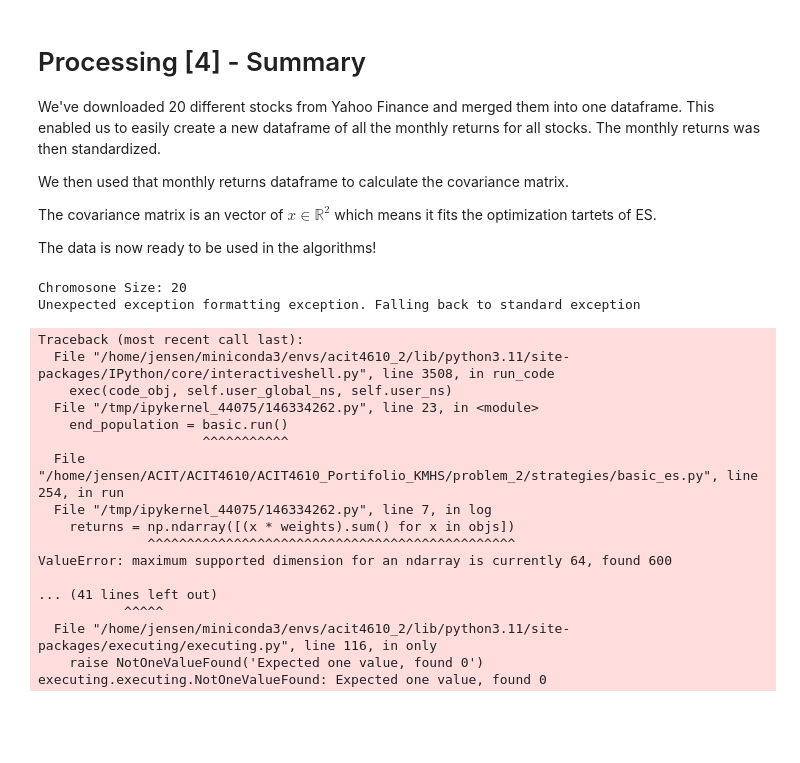
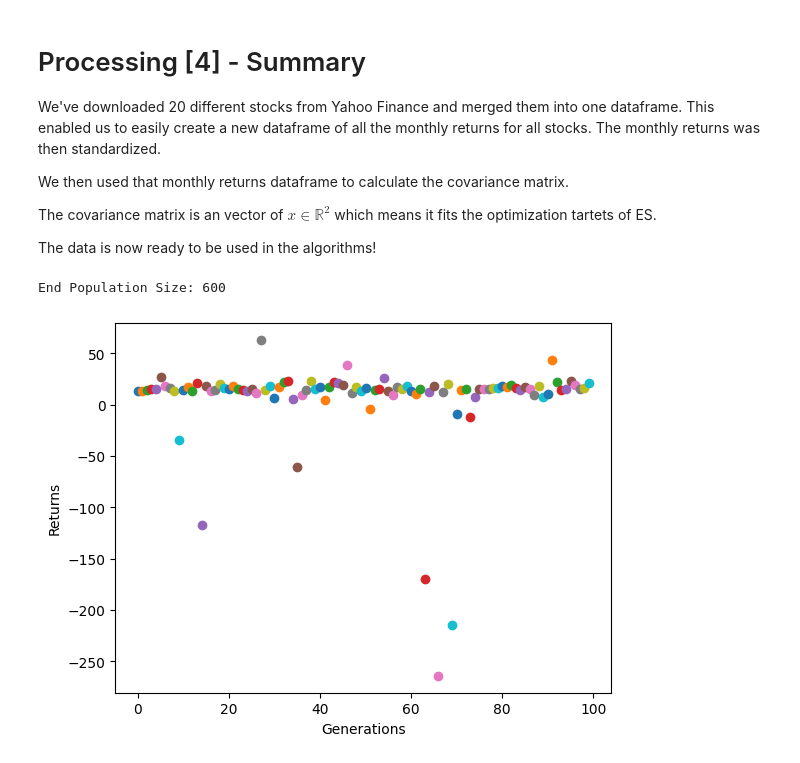
Before and after one commit to SeanMarcusJensen/ACIT4610_Portifolio_KMHS, a Jupyter notebook: problem_2/main.ipynb, the cells around one changed output. Cells and saved outputs as stored; diff of their text form; code cells hidden in the pictures; blank space fills up the shorter version.

```diff
--- a/problem_2/main.ipynb
+++ b/problem_2/main.ipynb
@@ -164,45 +164,28 @@ The data is now ready to be used in the algorithms!
 # %%
 from strategies import basic_es as bes
 from typing import List
 
 class Logger(bes.ESLogger):
     def log(self, generation: int, rp: List[bes.RealRepresentation]) -> None:
         objs = [x.objectives for x in rp]
         returns = np.array([(x * weights).sum() for x in objs])
-        r = returns.mean()
+        r = returns.max()
         plt.scatter(x = generation, y = r)
         plt.xlabel('Generations')
         plt.ylabel('Returns')
 
 weights = np.array(monthly_returns_df.groupby('Ticker')['Returns'].sum().values)
 
 basic = bes.ES() \
             .with_offsprings(100) \
             .with_population(500) \
             .with_mutation(rate=0.25) \
             .with_fitness(weights) \
-            .with_generations(1000) \
+            .with_generations(100) \
             .with_logger(Logger())
 
 end_population = basic.run()
 print(f"End Population Size: {len(end_population)}")
 # %% [output]
-Chromosone Size: 20
-Unexpected exception formatting exception. Falling back to standard exception
+End Population Size: 600
-Traceback (most recent call last):
-  File "/home/jensen/miniconda3/envs/acit4610_2/lib/python3.11/site-packages/IPython/core/interactiveshell.py", line 3508, in run_code
-    exec(code_obj, self.user_global_ns, self.user_ns)
-  File "/tmp/ipykernel_44075/146334262.py", line 23, in <module>
-    end_population = basic.run()
-                     ^^^^^^^^^^^
-  File "/home/jensen/ACIT/ACIT4610/ACIT4610_Portifolio_KMHS/problem_2/strategies/basic_es.py", line 254, in run
-  File "/tmp/ipykernel_44075/146334262.py", line 7, in log
-    returns = np.ndarray([(x * weights).sum() for x in objs])
-              ^^^^^^^^^^^^^^^^^^^^^^^^^^^^^^^^^^^^^^^^^^^^^^^
-ValueError: maximum supported dimension for an ndarray is currently 64, found 600
-
-... (41 lines left out)
-           ^^^^^
-  File "/home/jensen/miniconda3/envs/acit4610_2/lib/python3.11/site-packages/executing/executing.py", line 116, in only
-    raise NotOneValueFound('Expected one value, found 0')
-executing.executing.NotOneValueFound: Expected one value, found 0
+[figure, added]
```
Also changed, not shown: 1 other file.
